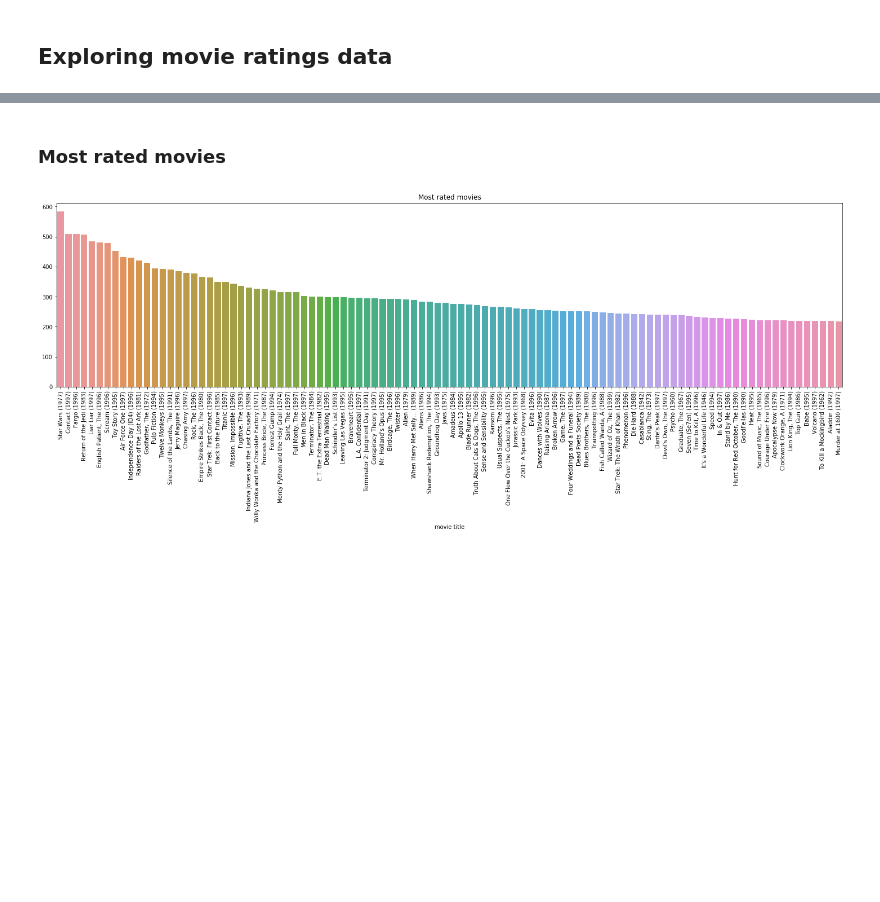
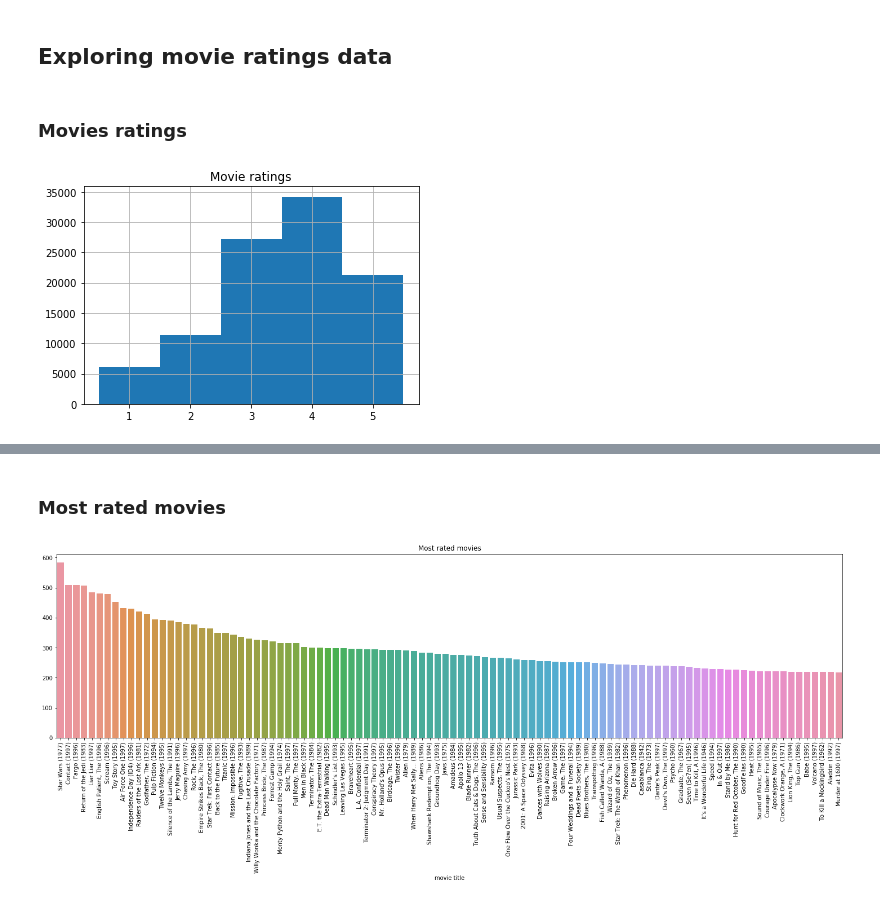
Before and after one commit to jjlbrown/RecommendationEngine, a Jupyter notebook: recommendation_part1_cf_svd.ipynb, the cells around one changed output, grey strips where cells are left out. Cells and saved outputs as stored; diff of their text form; code cells hidden in the pictures; blank space fills up the shorter version.

Commit message:
updating text, adding ratings exploration

```diff
--- a/recommendation_part1_cf_svd.ipynb
+++ b/recommendation_part1_cf_svd.ipynb
@@ -143,3 +143,13 @@ items.head()
 | 4 | 5 | Copycat (1995) | 01-Jan-1995 | NaN | http://us.imdb.com/M/title-exact?... | 0 | 0 | 0 | ... |
 # %% [markdown]
 ## Exploring movie ratings data
+# %% [markdown]
+### Movies ratings
+# %%
+plt.figure()
+plt.title("Movie ratings")
+plt.hist(ratings["rating"]-0.5, bins=5, range=(0.5,5.5))
+plt.grid()
+plt.show()
+# %% [output]
+[figure, added]
```
Also changed, not shown: parts of 2 cells of this notebook.
